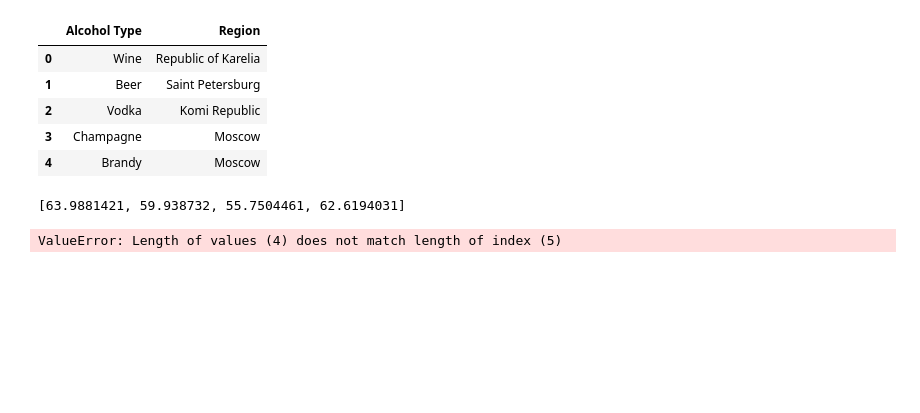
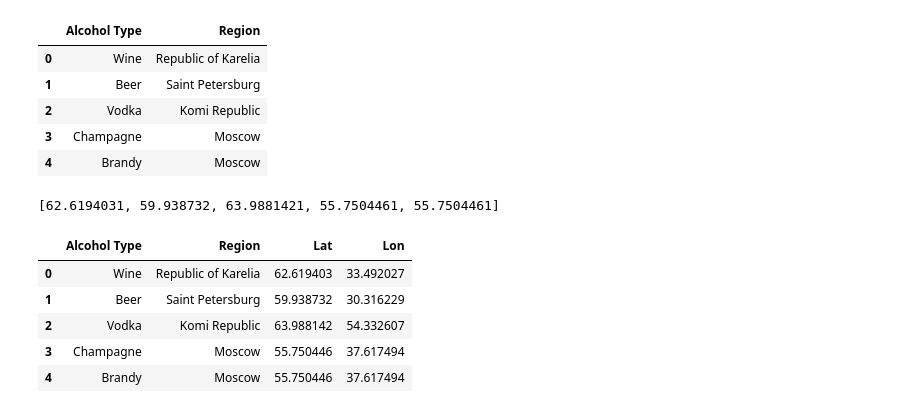
Before and after one commit to BlakeG2424/project-gt-1, a Jupyter notebook: jf_pour.ipynb, the cells around one changed output. Drawn from its saved outputs; the diff is of its cells as text; code cells hidden in the pictures; blank space fills up the shorter version.

```diff
--- a/jf_pour.ipynb
+++ b/jf_pour.ipynb
@@ -157,27 +168,34 @@ alc_data_df
 # %%
 # Use for loop to make list of regions
 regions = []
 for z in range(len(alc_data_df)):
     region = alc_data_df.iloc[z, 1]
     regions.append(region)
 
 # Use for loop to find latitude and longitutde of each region in alc_data_df
 region_lat = []
 region_lon = []
 
-for i in range(len(russia_df)):
-    lat = russia_df.iloc[i, 1]
-    lon = russia_df.iloc[i, 2]
-    reg = russia_df.iloc[i, 0]
-    if reg in regions:
-        region_lat.append(lat)
-        region_lon.append(lon)
+for y in regions:
+    for i in range(len(russia_df)):
+        lat = russia_df.iloc[i, 1]
+        lon = russia_df.iloc[i, 2]
+        reg = russia_df.iloc[i, 0]
+        if reg in y:
+            region_lat.append(lat)
+            region_lon.append(lon)
 
 print(region_lat)
 
 #Append lat and lon lists to alc_data_df
 alc_data_df["Lat"] = region_lat
+alc_data_df["Lon"] = region_lon
 alc_data_df
 # %% [output]
-[63.9881421, 59.938732, 55.7504461, 62.6194031]
+[62.6194031, 59.938732, 63.9881421, 55.7504461, 55.7504461]
-ValueError: Length of values (4) does not match length of index (5)
+|  | Alcohol Type | Region | Lat | Lon |
+| 0 | Wine | Republic of Karelia | 62.619403 | 33.492027 |
+| 1 | Beer | Saint Petersburg | 59.938732 | 30.316229 |
+| 2 | Vodka | Komi Republic | 63.988142 | 54.332607 |
+| 3 | Champagne | Moscow | 55.750446 | 37.617494 |
+| 4 | Brandy | Moscow | 55.750446 | 37.617494 |
```
Also changed, not shown: parts of 4 cells of this notebook, 1 other file.
